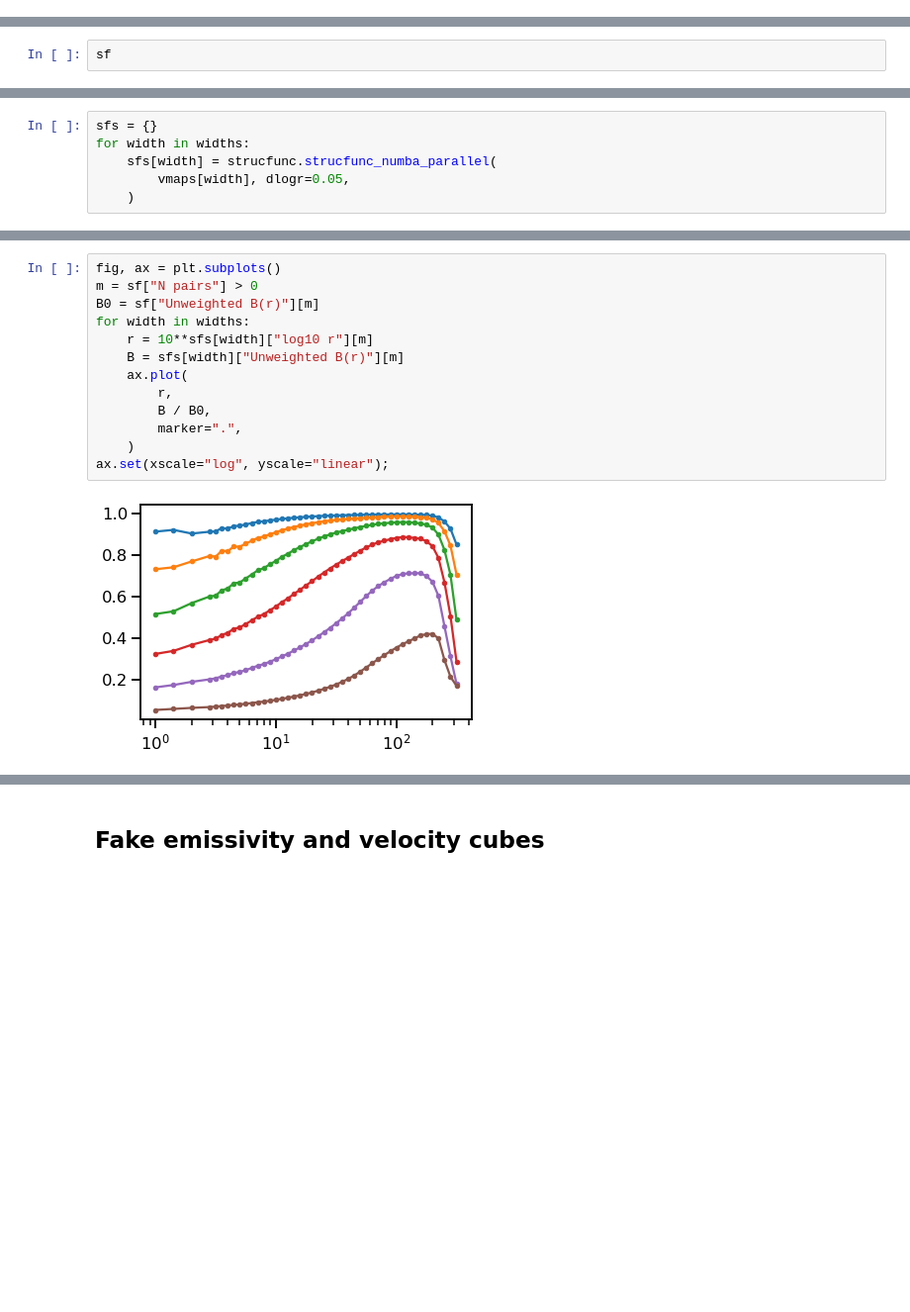
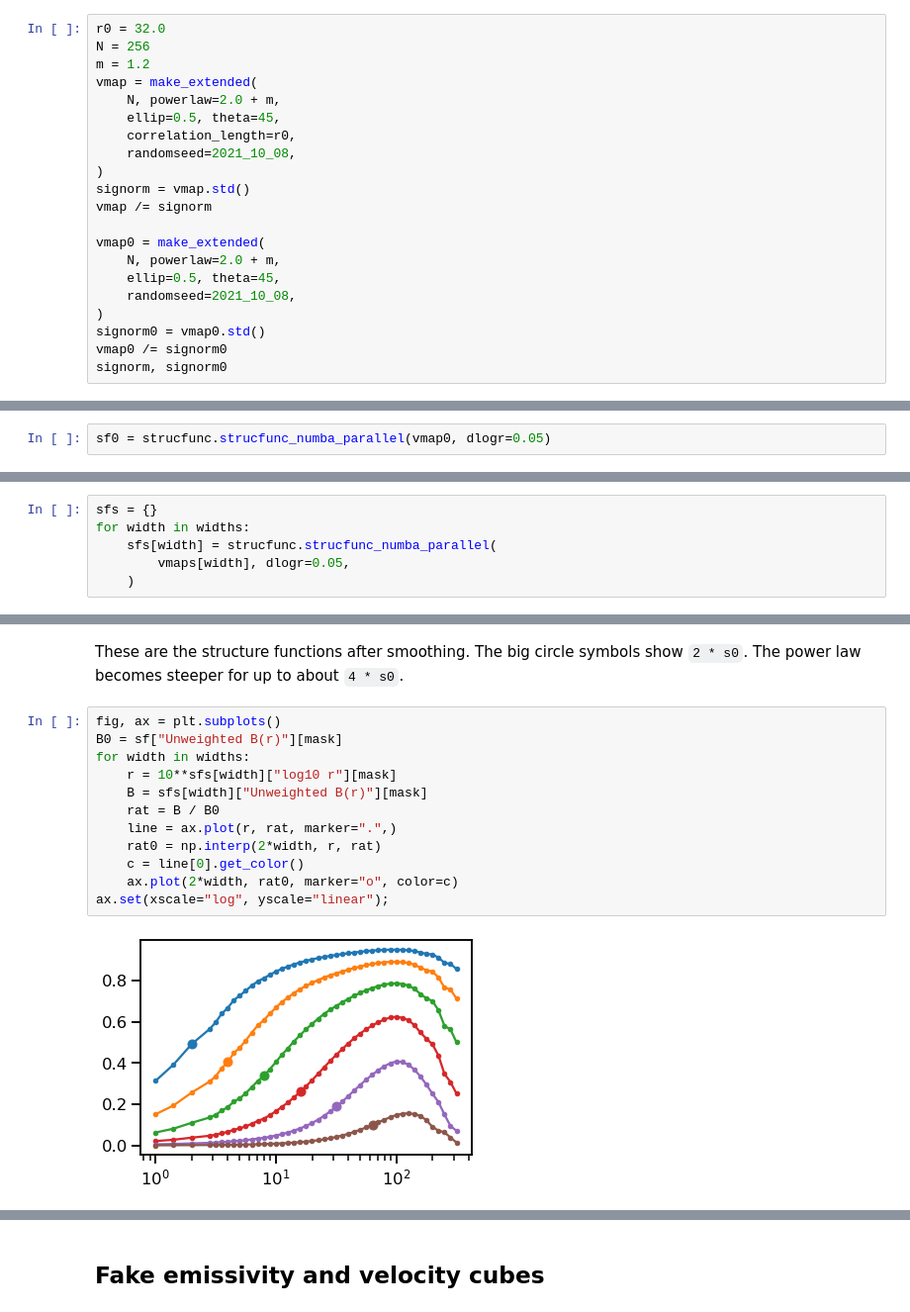
Before and after one commit to will-henney/mariano-velocity-statistics, a Jupyter notebook: fake-maps-seeing.ipynb, the cells around one changed output, grey strips where cells are left out. Shown at 99% size. Saved outputs shown, nothing was run; the diff lists cells and outputs as text; blank space fills up the shorter version.

```diff
--- a/fake-maps-seeing.ipynb
+++ b/fake-maps-seeing.ipynb
@@ -34,0 +33,21 @@ vmap /= vmap.std()
+# %%
+r0 = 32.0
+N = 256
+m = 1.2
+vmap = make_extended(
+    N, powerlaw=2.0 + m,
+    ellip=0.5, theta=45,
+    correlation_length=r0,
+    randomseed=2021_10_08,
+)
+signorm = vmap.std()
+vmap /= signorm
+
+vmap0 = make_extended(
+    N, powerlaw=2.0 + m,
+    ellip=0.5, theta=45,
+    randomseed=2021_10_08,
+)
+signorm0 = vmap0.std()
+vmap0 /= signorm0
+signorm, signorm0
@@ -44,4 +75,4 @@ fig.colorbar(im, ax=ax)
 # %%
 sf = strucfunc.strucfunc_numba_parallel(vmap, dlogr=0.05)
 # %%
-sf
+sf0 = strucfunc.strucfunc_numba_parallel(vmap0, dlogr=0.05)
@@ -109,15 +183,16 @@ for width in widths:
+# %% [markdown]
+These are the structure functions after smoothing. The big circle symbols show `2 * s0`. The power law becomes steeper for up to about `4 * s0`.
 # %%
 fig, ax = plt.subplots()
-m = sf["N pairs"] > 0
-B0 = sf["Unweighted B(r)"][m]
+B0 = sf["Unweighted B(r)"][mask]
 for width in widths:
-    r = 10**sfs[width]["log10 r"][m]
-    B = sfs[width]["Unweighted B(r)"][m]
-    ax.plot(
-        r,
-        B / B0,
-        marker=".",
-    )
+    r = 10**sfs[width]["log10 r"][mask]
+    B = sfs[width]["Unweighted B(r)"][mask]
+    rat = B / B0
+    line = ax.plot(r, rat, marker=".",)
+    rat0 = np.interp(2*width, r, rat)
+    c = line[0].get_color()
+    ax.plot(2*width, rat0, marker="o", color=c)
 ax.set(xscale="log", yscale="linear");
 # %% [output]
-[figure, old version]
+[figure, new version]
```
Also changed, not shown: parts of 21 cells of this notebook, 1 other file.
